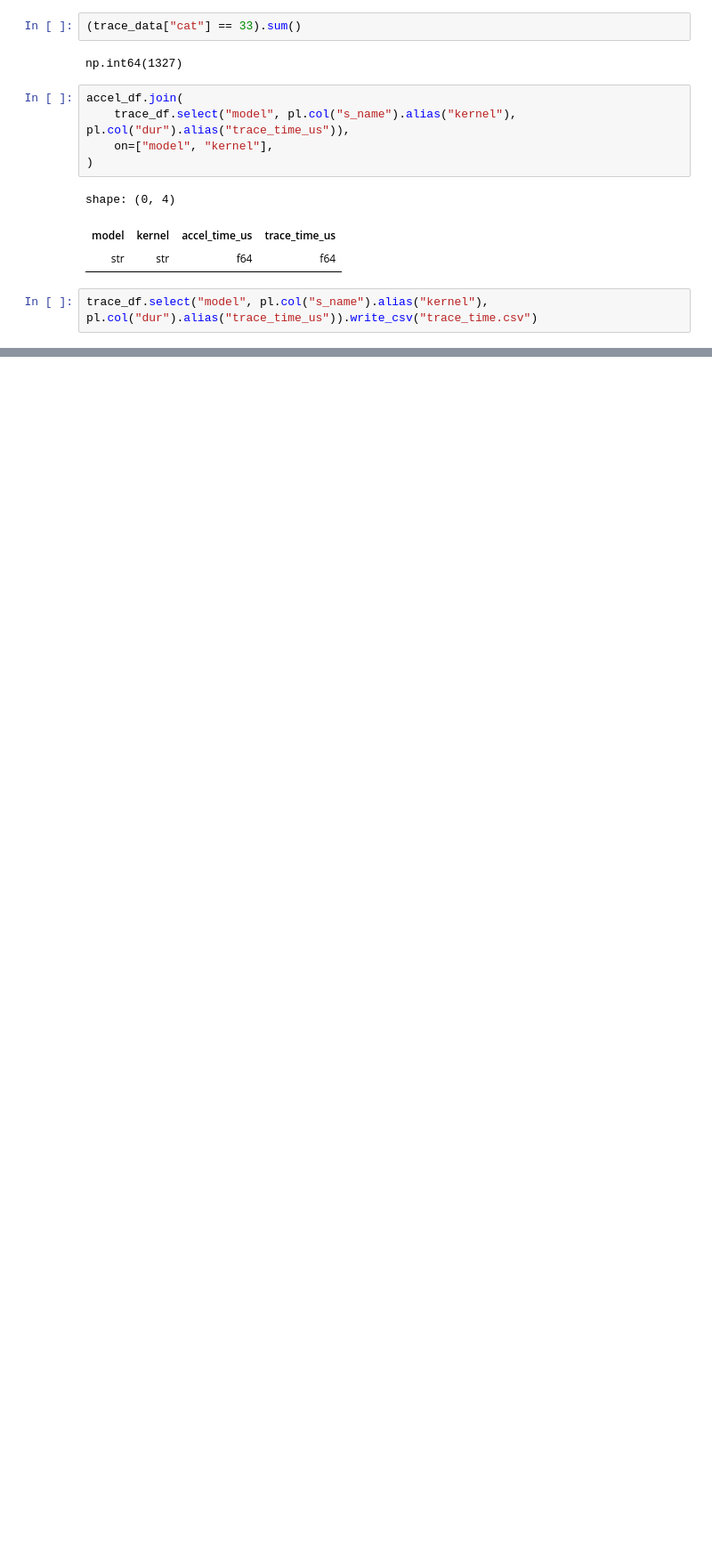
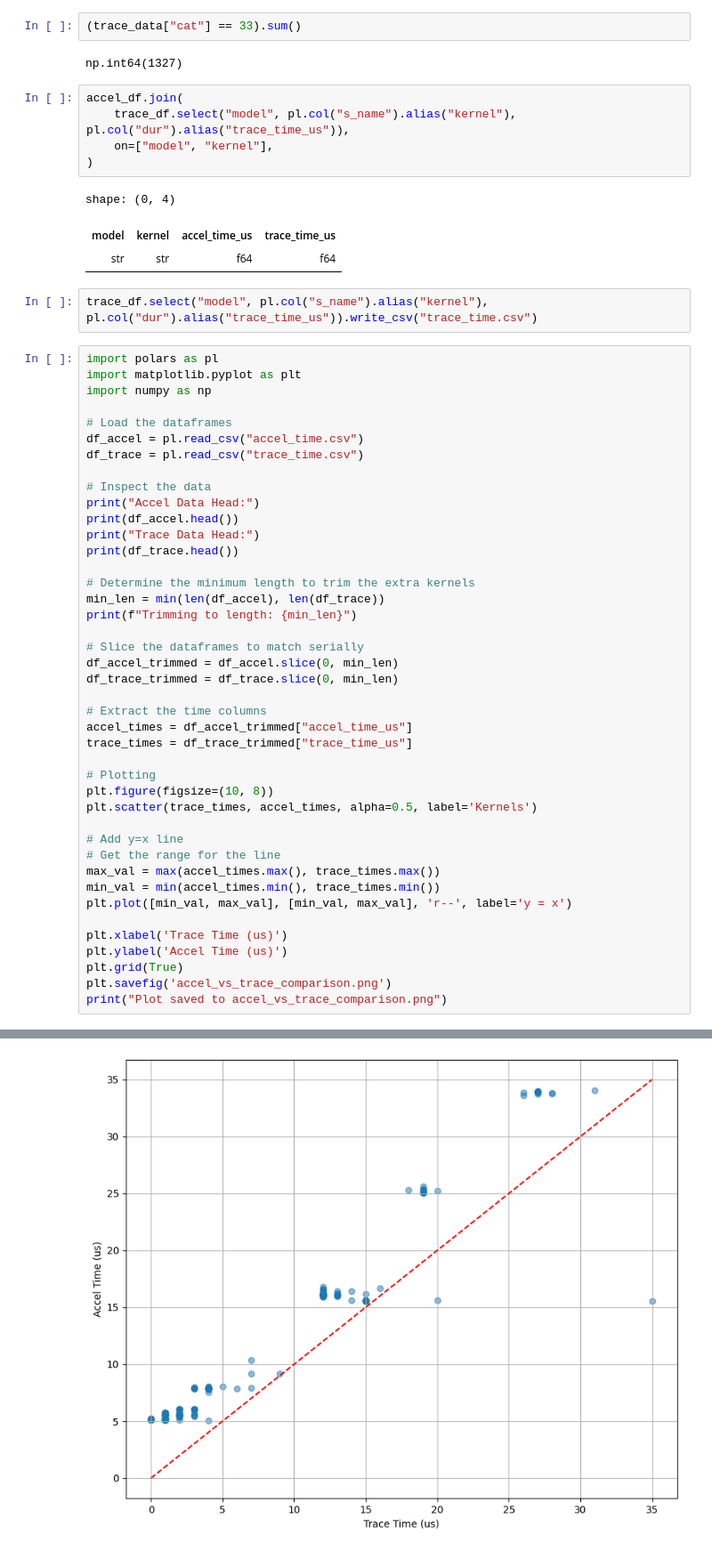
Before and after one commit to ice-rlab/accel-sim-framework-fork, a Jupyter notebook: hta3.ipynb, the cells around one changed output, grey strips where cells are left out. Shown at 89% size. Cells and saved outputs as stored; diff of their text form; blank space fills up the shorter version.

Commit message:
improv: kernel matching

```diff
--- a/hta3.ipynb
+++ b/hta3.ipynb
@@ -144,3 +144,46 @@ shape: (0, 4)
 | str | str | f64 | f64 |
 # %%
 trace_df.select("model", pl.col("s_name").alias("kernel"), pl.col("dur").alias("trace_time_us")).write_csv("trace_time.csv")
+# %%
+import polars as pl
+import matplotlib.pyplot as plt
+import numpy as np
+
+# Load the dataframes
+df_accel = pl.read_csv("accel_time.csv")
+df_trace = pl.read_csv("trace_time.csv")
+
+# Inspect the data
+print("Accel Data Head:")
+print(df_accel.head())
+print("Trace Data Head:")
+print(df_trace.head())
+
+# Determine the minimum length to trim the extra kernels
+min_len = min(len(df_accel), len(df_trace))
+print(f"Trimming to length: {min_len}")
+
+# Slice the dataframes to match serially
+df_accel_trimmed = df_accel.slice(0, min_len)
+df_trace_trimmed = df_trace.slice(0, min_len)
+
+# Extract the time columns
+accel_times = df_accel_trimmed["accel_time_us"]
+trace_times = df_trace_trimmed["trace_time_us"]
+
+# Plotting
+plt.figure(figsize=(10, 8))
+plt.scatter(trace_times, accel_times, alpha=0.5, label='Kernels')
+
+# Add y=x line
+# Get the range for the line
+max_val = max(accel_times.max(), trace_times.max())
+min_val = min(accel_times.min(), trace_times.min())
+plt.plot([min_val, max_val], [min_val, max_val], 'r--', label='y = x')
+
+plt.xlabel('Trace Time (us)')
+plt.ylabel('Accel Time (us)')
+plt.grid(True)
+plt.savefig('accel_vs_trace_comparison.png')
+print("Plot saved to accel_vs_trace_comparison.png")
+# %% [output]
@@ -146,0 +207 @@ trace_df.select("model", pl.col("s_name").alias("kernel"), pl.col("dur").alias("
+[figure, added]
```
Also changed, not shown: parts of 1 cell of this notebook, 6 other files.
